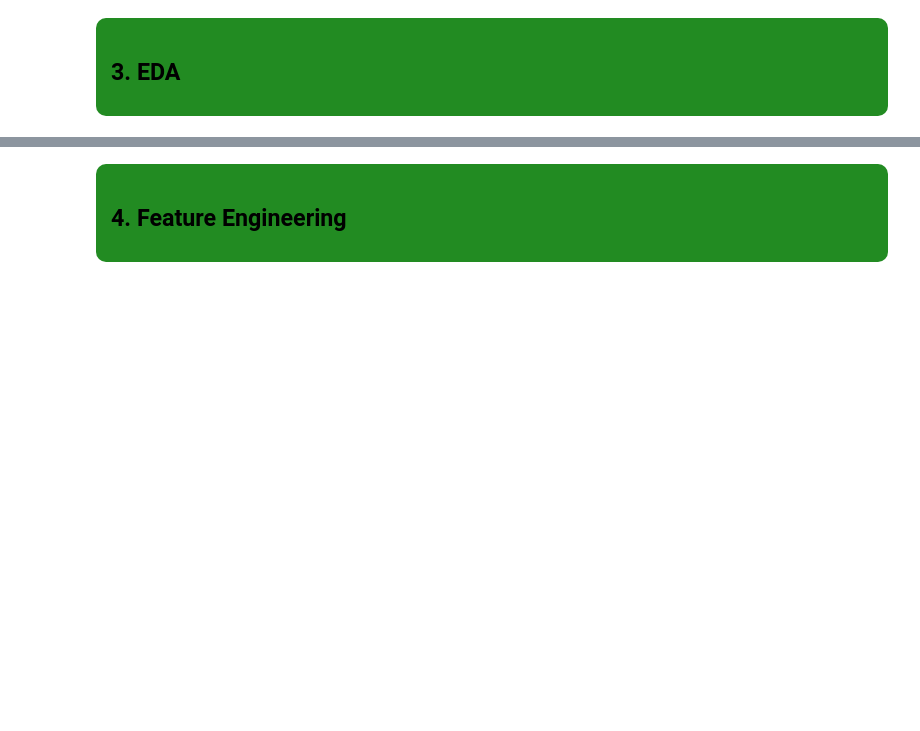
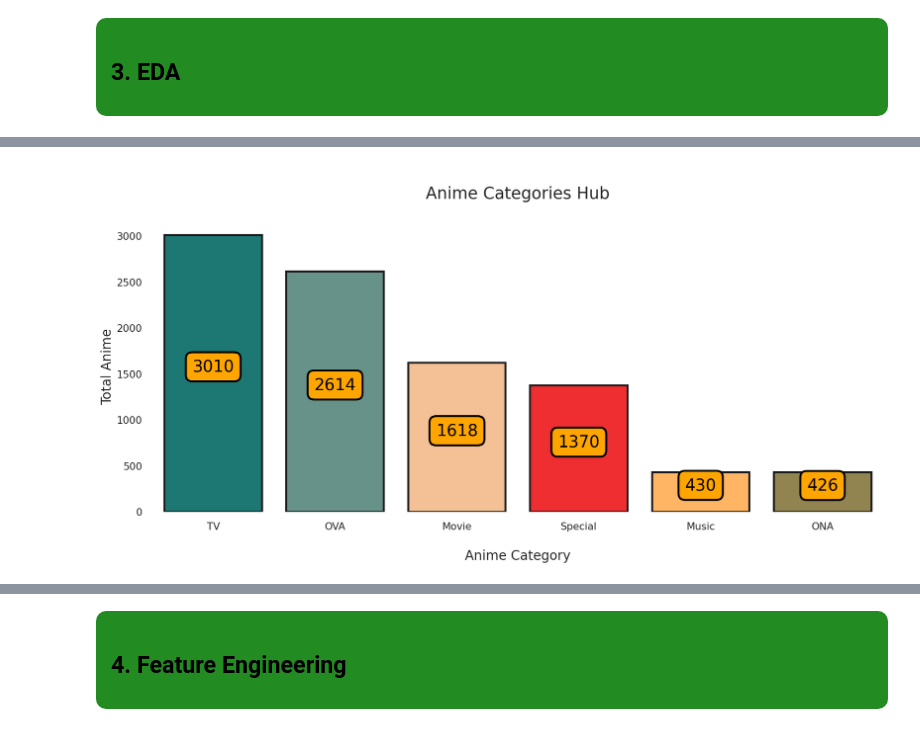
Before and after one commit to SunidhiHere/End-To-End-Recommendation-System, a Jupyter notebook: anime-recommendation-system.ipynb, the cells around one changed output, grey strips where cells are left out. Cells and saved outputs as stored; diff of their text form; code cells hidden in the pictures; blank space fills up the shorter version.

```diff
--- a/anime-recommendation-system.ipynb
+++ b/anime-recommendation-system.ipynb
@@ -58,0 +326,15 @@ import seaborn as sns
+# %%
+plt.subplots(figsize = (20,8))
+p = sns.countplot(x = top_anime_temp1["type"], order = top_anime_temp1["type"].value_counts().index, palette = palette, saturation = 1, edgecolor = "#1c1c1c", linewidth = 3)
+p.axes.set_title("\nAnime Categories Hub\n" ,fontsize = 25)
+plt.ylabel("Total Anime" ,fontsize = 20)
+plt.xlabel("\nAnime Category" ,fontsize = 20)
+plt.xticks(rotation = 0)
+for container in p.containers:
+    p.bar_label(container,label_type = "center",padding = 10,size = 25,color = "black",rotation = 0,
+    bbox={"boxstyle": "round", "pad": 0.4, "facecolor": "orange", "edgecolor": "black", "linewidth" : 3, "alpha": 1})
+
+sns.despine(left = True, bottom = True)
+plt.show()
+# %% [output]
+[figure, added]
```
Also changed, not shown: parts of 69 cells of this notebook.
